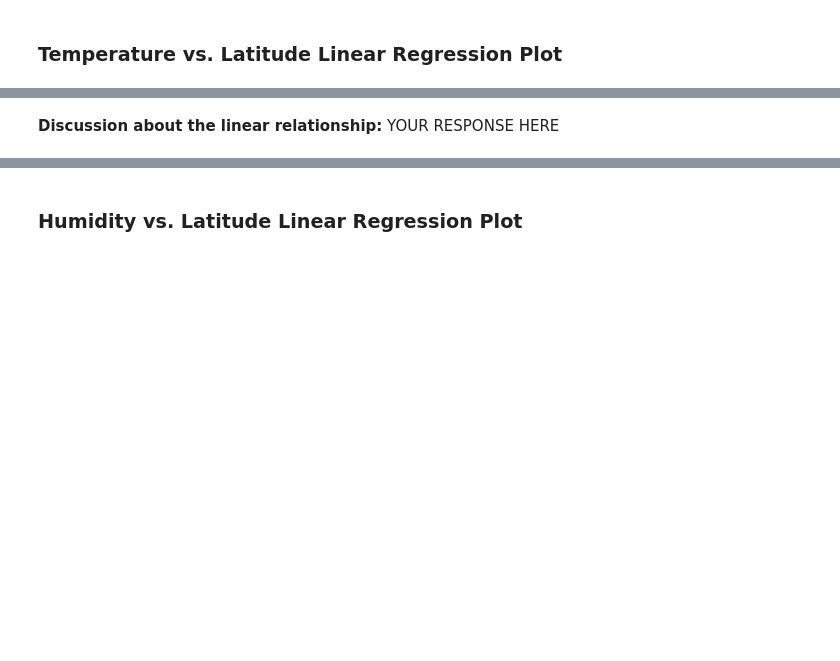
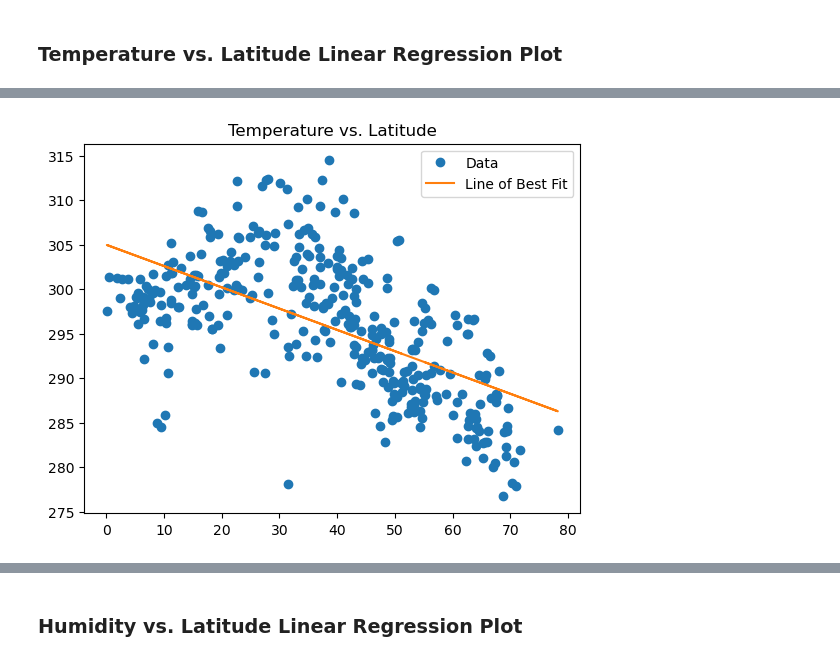
Before and after one commit to nmizzell/python_api_challenge, a Jupyter notebook: WeatherPy.ipynb, the cells around one changed output, grey strips where cells are left out. Drawn from its saved outputs; the diff is of its cells as text; code cells hidden in the pictures; blank space fills up the shorter version.

```diff
--- a/WeatherPy.ipynb
+++ b/WeatherPy.ipynb
@@ -269,3 +265,12 @@ plt.show()
+# %%
+# Define a function to create Linear Regression plots
+def regress(x, y, chart_title):
+    regression = linregress(x,y)
+    plt.plot(x, y, 'o', label='Data')
+    plt.plot(x, regression.intercept + regression.slope * x, label='Line of Best Fit')
+    plt.legend()
+    plt.title(chart_title)
+    plt.show()
 # %%
 # Create a DataFrame with the Northern Hemisphere data (Latitude >= 0)
 northern_hemi_df = city_data_df.loc[city_data_df['Lat'] >= 0]
@@ -311,2 +304,9 @@ The r-value is: 0.4121057168607245
-# %% [markdown]
-**Discussion about the linear relationship:** YOUR RESPONSE HERE
+# %%
+# Linear regression on Northern Hemisphere
+x = northern_hemi_df['Lat']
+y = northern_hemi_df['Max Temp']
+chart_title = 'Temperature vs. Latitude'
+
+regress(x, y, chart_title)
+# %% [output]
+[figure, added]
```
Also changed, not shown: parts of 35 cells of this notebook, 5 other files.
